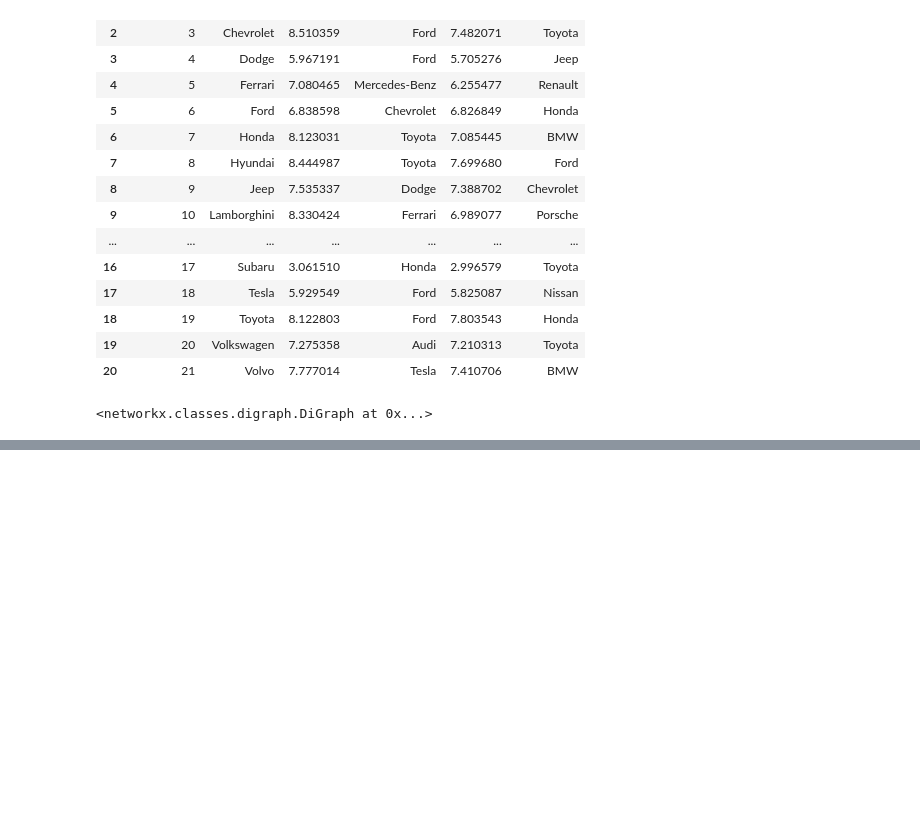
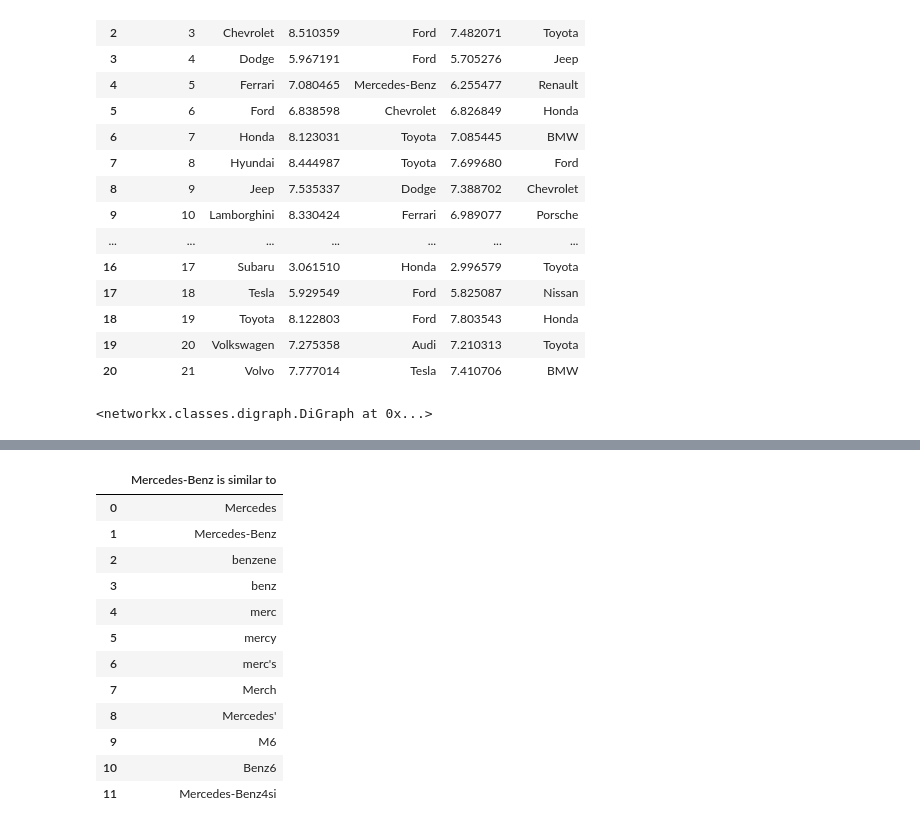
Before and after one commit to albtang/Katona-AI-Research, a Jupyter notebook: src/playground.ipynb, the cells around one changed output, grey strips where cells are left out. Cells and saved outputs as stored; diff of their text form; code cells hidden in the pictures; blank space fills up the shorter version.

```diff
--- a/src/playground.ipynb
+++ b/src/playground.ipynb
@@ -90,0 +154,31 @@ for _, data in df2.iterrows():
+# %%
+df = pd.DataFrame([
+    ['Mercedes'],
+    ['Mercedes-Benz'],
+    ['benzene'],
+    ['benz'],
+    ['merc'],
+    ['mercy'],
+    ["merc's"],
+    ['Merch'],
+    ["Mercedes'"],
+    ['M6'],
+    ['Benz6'],
+    ['Mercedes-Benz4si']
+    ],
+    columns=['Mercedes-Benz is similar to'])
+df
+# %% [output]
+|  | Mercedes-Benz is similar to |
+| 0 | Mercedes |
+| 1 | Mercedes-Benz |
+| 2 | benzene |
+| 3 | benz |
+| 4 | merc |
+| 5 | mercy |
+| 6 | merc's |
+| 7 | Merch |
+| 8 | Mercedes' |
+| 9 | M6 |
+| 10 | Benz6 |
+| 11 | Mercedes-Benz4si |
```
Also changed, not shown: parts of 12 cells of this notebook, 2 other files.
